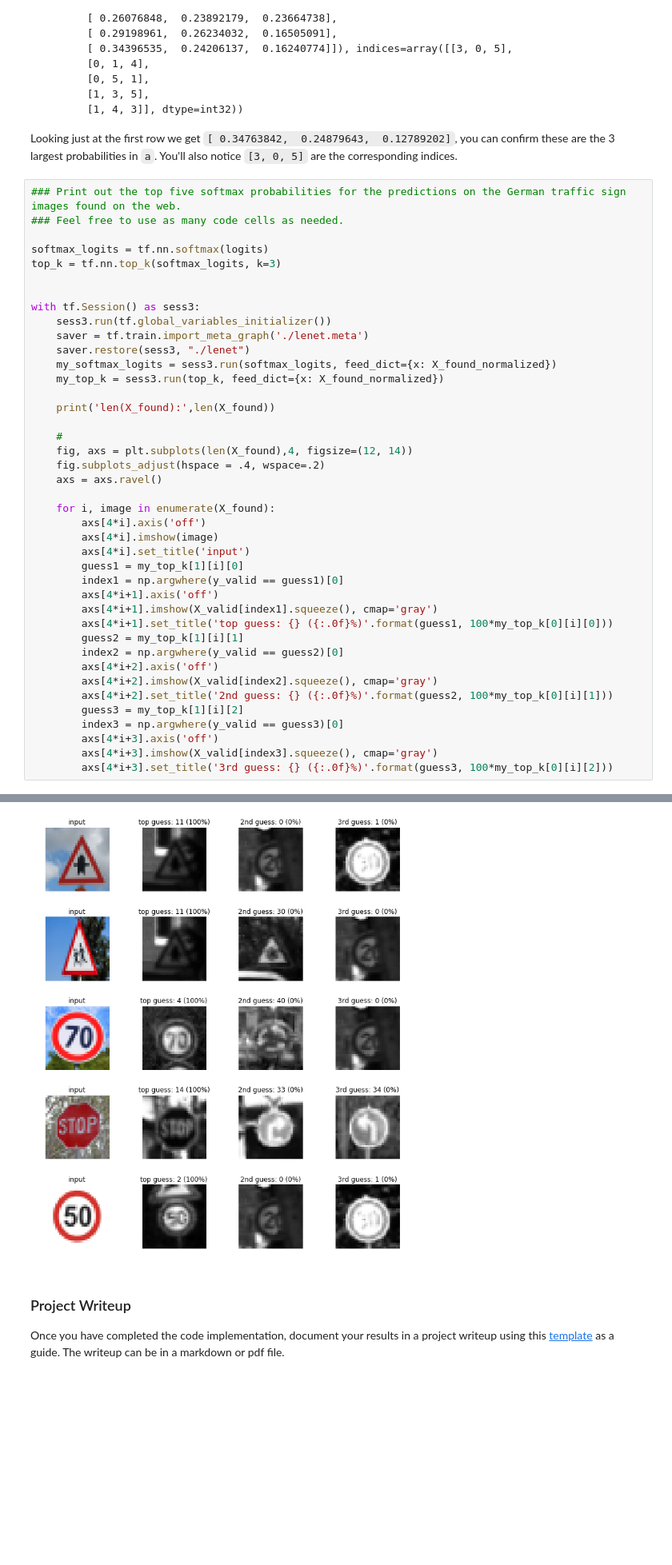
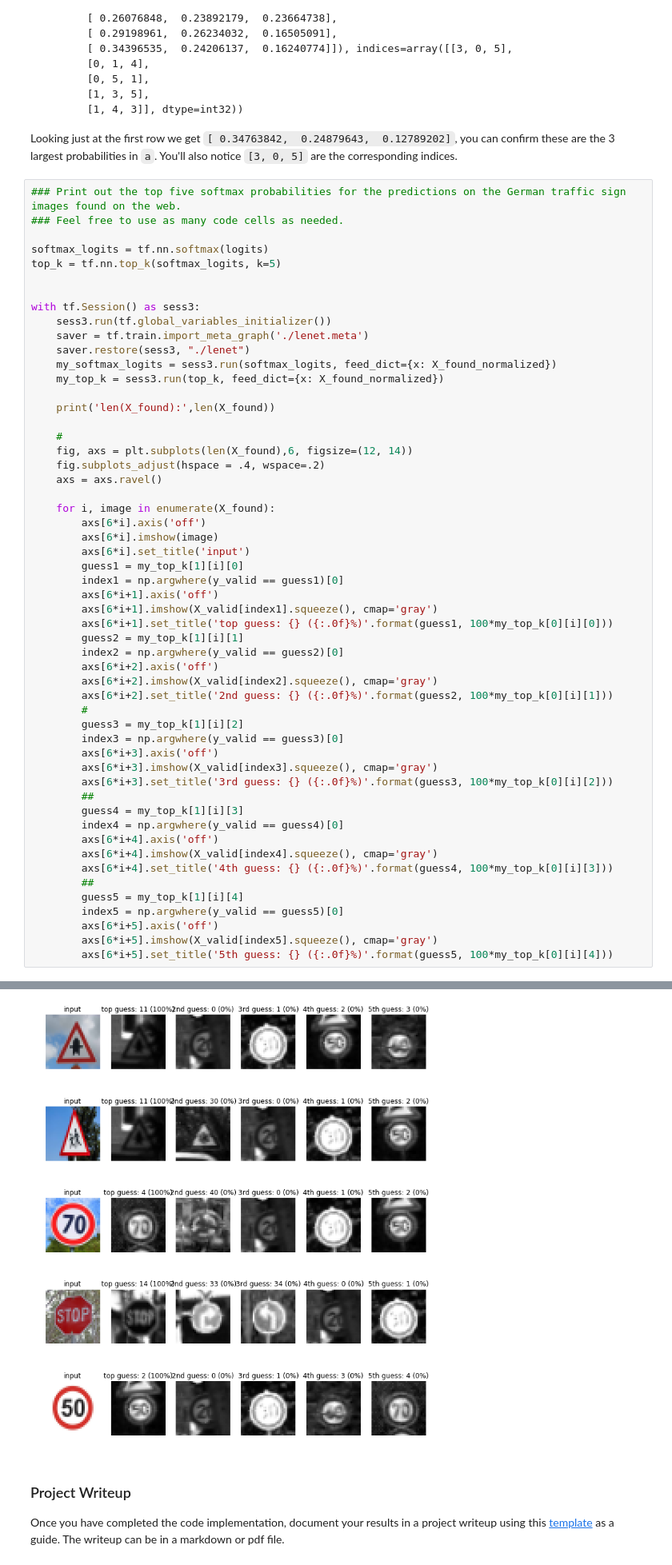
Before and after one commit to kolamanlee/CarND-LaneLines-P1, a Jupyter notebook: CarND-Traffic-Sign-Classifier-Project/Traffic_Sign_Classifier.ipynb, the cells around one changed output, grey strips where cells are left out. Shown at 80% size. Cells and saved outputs as stored; diff of their text form; blank space fills up the shorter version.

```diff
--- a/CarND-Traffic-Sign-Classifier-Project/Traffic_Sign_Classifier.ipynb
+++ b/CarND-Traffic-Sign-Classifier-Project/Traffic_Sign_Classifier.ipynb
@@ -568,48 +581,61 @@ Looking just at the first row we get `[ 0.34763842,  0.24879643,  0.12789202]`,
 # %%
 ### Print out the top five softmax probabilities for the predictions on the German traffic sign images found on the web.
 ### Feel free to use as many code cells as needed.
 
 softmax_logits = tf.nn.softmax(logits)
-top_k = tf.nn.top_k(softmax_logits, k=3)
+top_k = tf.nn.top_k(softmax_logits, k=5)
 
 
 with tf.Session() as sess3:
     sess3.run(tf.global_variables_initializer())
     saver = tf.train.import_meta_graph('./lenet.meta')
     saver.restore(sess3, "./lenet")
     my_softmax_logits = sess3.run(softmax_logits, feed_dict={x: X_found_normalized})
     my_top_k = sess3.run(top_k, feed_dict={x: X_found_normalized})
 
     print('len(X_found):',len(X_found))
 
     #
-    fig, axs = plt.subplots(len(X_found),4, figsize=(12, 14))
+    fig, axs = plt.subplots(len(X_found),6, figsize=(12, 14))
     fig.subplots_adjust(hspace = .4, wspace=.2)
     axs = axs.ravel()
 
     for i, image in enumerate(X_found):
-        axs[4*i].axis('off')
-        axs[4*i].imshow(image)
-        axs[4*i].set_title('input')
+        axs[6*i].axis('off')
+        axs[6*i].imshow(image)
+        axs[6*i].set_title('input')
         guess1 = my_top_k[1][i][0]
         index1 = np.argwhere(y_valid == guess1)[0]
-        axs[4*i+1].axis('off')
-        axs[4*i+1].imshow(X_valid[index1].squeeze(), cmap='gray')
-        axs[4*i+1].set_title('top guess: {} ({:.0f}%)'.format(guess1, 100*my_top_k[0][i][0]))
+        axs[6*i+1].axis('off')
+        axs[6*i+1].imshow(X_valid[index1].squeeze(), cmap='gray')
+        axs[6*i+1].set_title('top guess: {} ({:.0f}%)'.format(guess1, 100*my_top_k[0][i][0]))
         guess2 = my_top_k[1][i][1]
         index2 = np.argwhere(y_valid == guess2)[0]
-        axs[4*i+2].axis('off')
-        axs[4*i+2].imshow(X_valid[index2].squeeze(), cmap='gray')
-        axs[4*i+2].set_title('2nd guess: {} ({:.0f}%)'.format(guess2, 100*my_top_k[0][i][1]))
+        axs[6*i+2].axis('off')
+        axs[6*i+2].imshow(X_valid[index2].squeeze(), cmap='gray')
+        axs[6*i+2].set_title('2nd guess: {} ({:.0f}%)'.format(guess2, 100*my_top_k[0][i][1]))
+        #
         guess3 = my_top_k[1][i][2]
         index3 = np.argwhere(y_valid == guess3)[0]
-        axs[4*i+3].axis('off')
-        axs[4*i+3].imshow(X_valid[index3].squeeze(), cmap='gray')
-        axs[4*i+3].set_title('3rd guess: {} ({:.0f}%)'.format(guess3, 100*my_top_k[0][i][2]))
+        axs[6*i+3].axis('off')
+        axs[6*i+3].imshow(X_valid[index3].squeeze(), cmap='gray')
+        axs[6*i+3].set_title('3rd guess: {} ({:.0f}%)'.format(guess3, 100*my_top_k[0][i][2]))
+        ##
+        guess4 = my_top_k[1][i][3]
+        index4 = np.argwhere(y_valid == guess4)[0]
+        axs[6*i+4].axis('off')
+        axs[6*i+4].imshow(X_valid[index4].squeeze(), cmap='gray')
+        axs[6*i+4].set_title('4th guess: {} ({:.0f}%)'.format(guess4, 100*my_top_k[0][i][3]))
+        ##
+        guess5 = my_top_k[1][i][4]
+        index5 = np.argwhere(y_valid == guess5)[0]
+        axs[6*i+5].axis('off')
+        axs[6*i+5].imshow(X_valid[index5].squeeze(), cmap='gray')
+        axs[6*i+5].set_title('5th guess: {} ({:.0f}%)'.format(guess5, 100*my_top_k[0][i][4]))
 # %% [output]
 INFO:tensorflow:Restoring parameters from ./lenet
 len(X_found): 5
-[figure, old version]
+[figure, new version]
 # %% [markdown]
 ### Project Writeup
 
```
Also changed, not shown: parts of 1 cell of this notebook.
